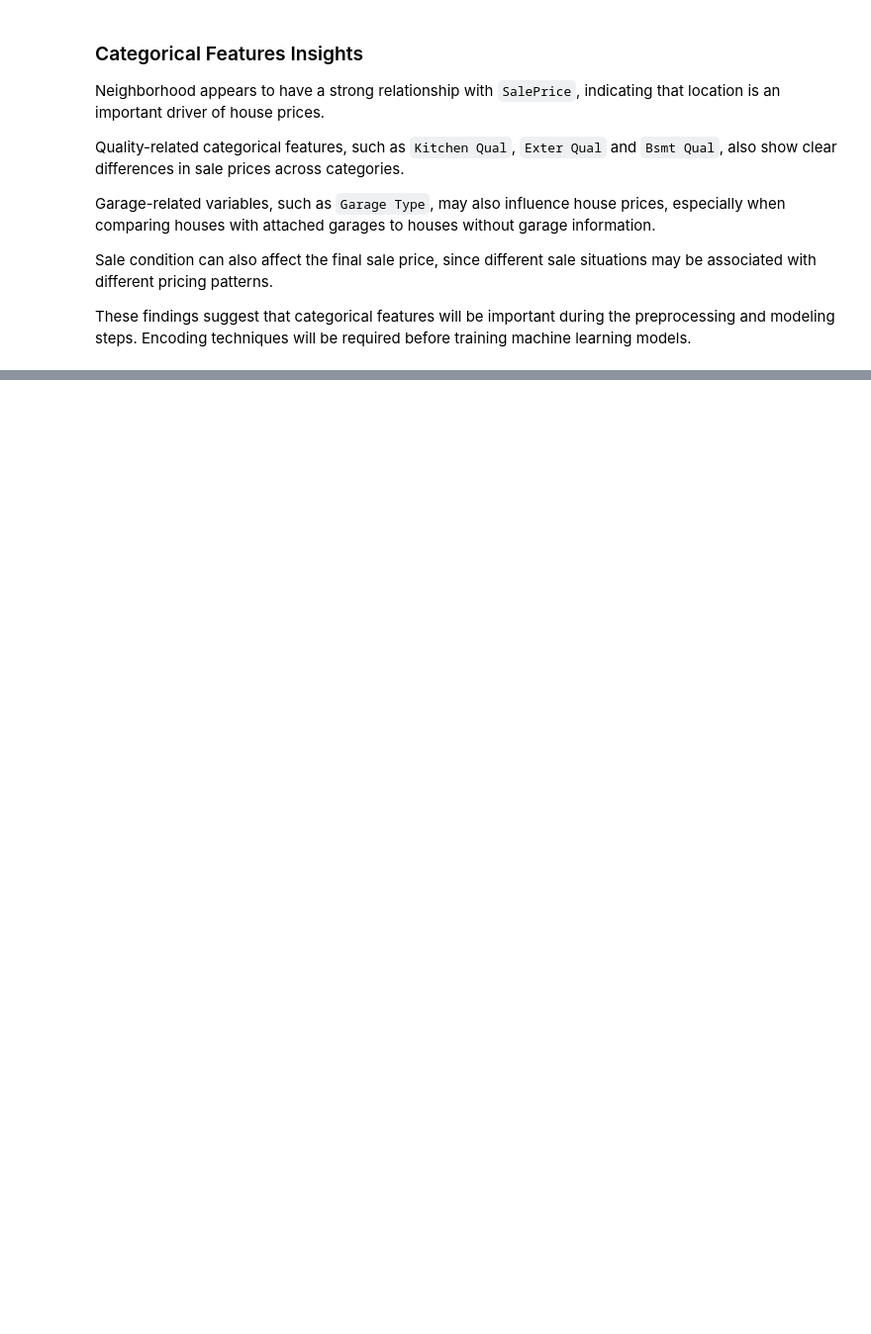
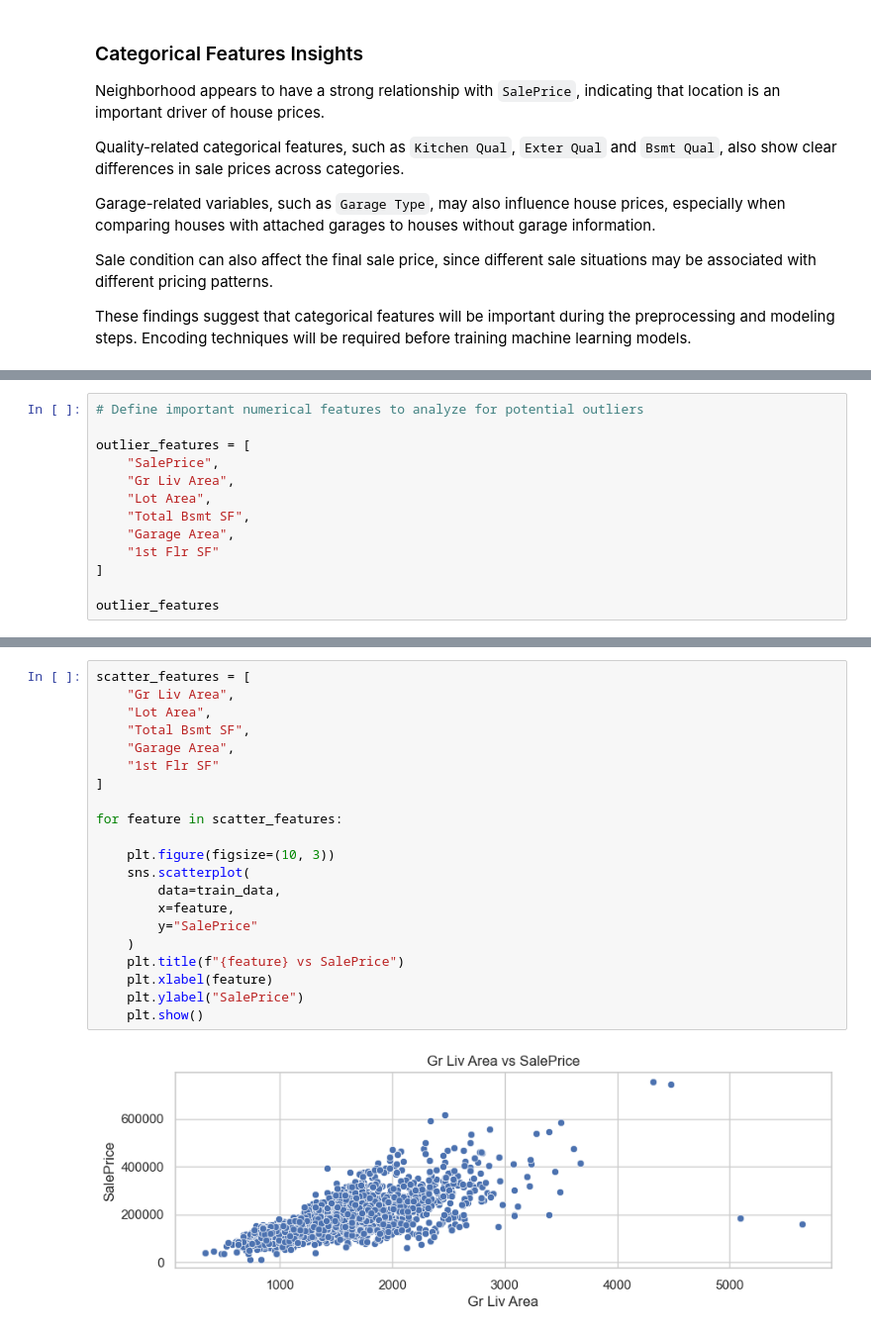
Before and after one commit to sanches-davi/ames-housing-price-prediction, a Jupyter notebook: notebooks/EDA.ipynb, the cells around one changed output, grey strips where cells are left out. Shown at 99% size. Drawn from its saved outputs; the diff is of its cells as text; blank space fills up the shorter version.

```diff
--- a/notebooks/EDA.ipynb
+++ b/notebooks/EDA.ipynb
@@ -733,0 +944,13 @@ These findings suggest that categorical features will be important during the pr
+# %%
+# Define important numerical features to analyze for potential outliers
+
+outlier_features = [
+    "SalePrice",
+    "Gr Liv Area",
+    "Lot Area",
+    "Total Bsmt SF",
+    "Garage Area",
+    "1st Flr SF"
+]
+
+outlier_features
@@ -733,0 +1013,23 @@ These findings suggest that categorical features will be important during the pr
+# %%
+scatter_features = [
+    "Gr Liv Area",
+    "Lot Area",
+    "Total Bsmt SF",
+    "Garage Area",
+    "1st Flr SF"
+]
+
+for feature in scatter_features:
+
+    plt.figure(figsize=(10, 3))
+    sns.scatterplot(
+        data=train_data,
+        x=feature,
+        y="SalePrice"
+    )
+    plt.title(f"{feature} vs SalePrice")
+    plt.xlabel(feature)
+    plt.ylabel("SalePrice")
+    plt.show()
+# %% [output]
+[figure, added]
```
Also changed, not shown: parts of 49 cells of this notebook.
